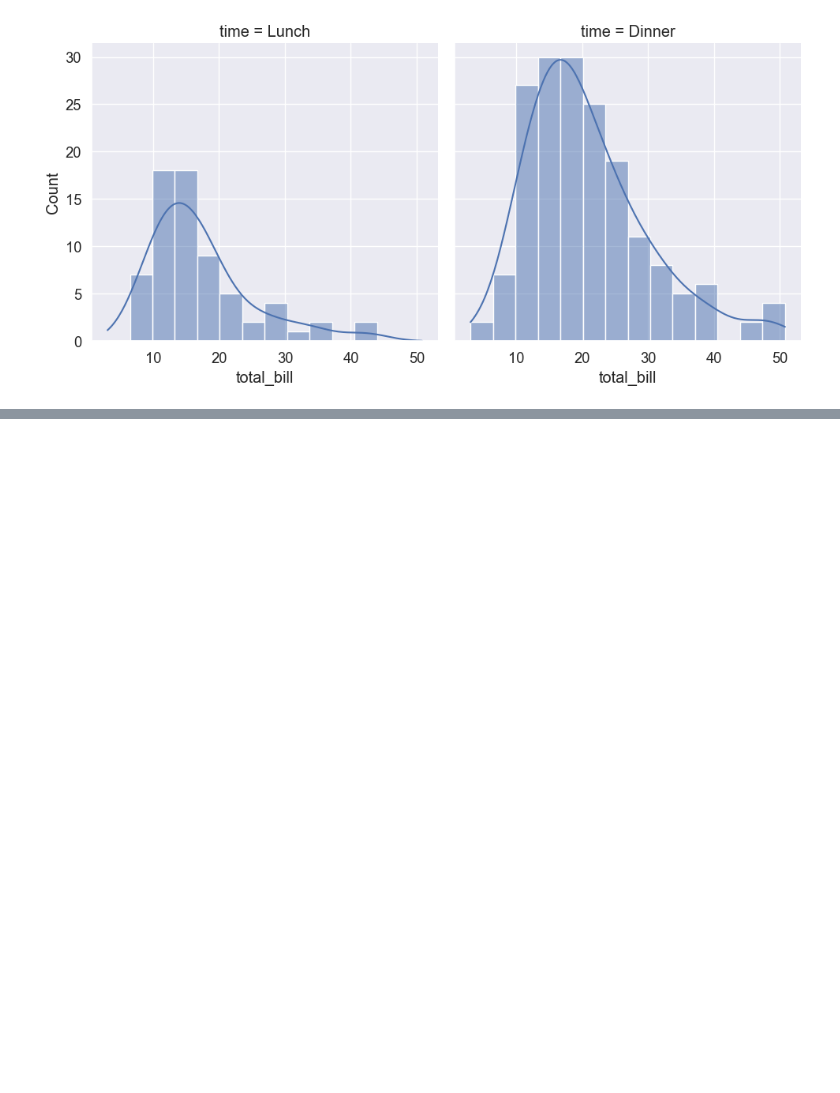
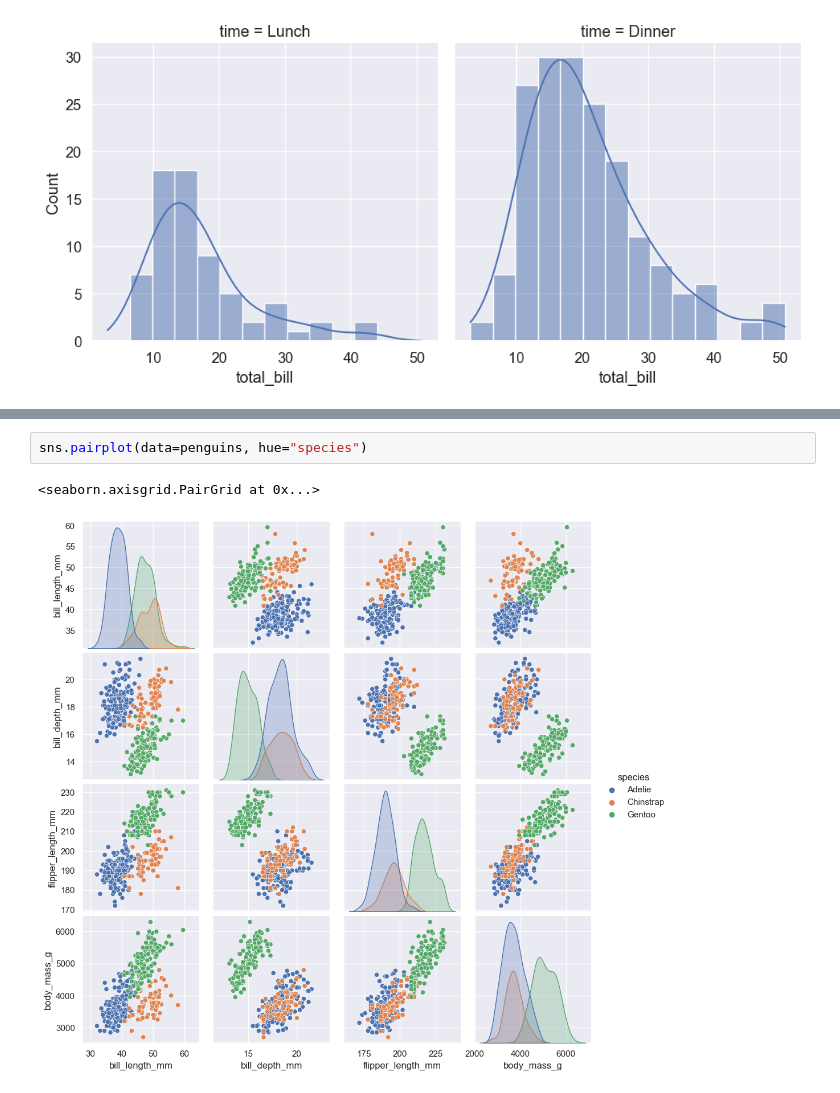
Before and after one commit to ananyacode/digipodiumdatascience, a Jupyter notebook: data analysis/hw.ipynb, the cells around one changed output, grey strips where cells are left out. Saved outputs shown, nothing was run; the diff lists cells and outputs as text; blank space fills up the shorter version.

```diff
--- a/data analysis/hw.ipynb
+++ b/data analysis/hw.ipynb
@@ -498,0 +527,5 @@ sns.displot(data=tips, x="total_bill", col="time",kde=True)
+# %%
+sns.pairplot(data=penguins, hue="species")
+# %% [output]
+<seaborn.axisgrid.PairGrid at 0x...>
+[figure, added]
```
Also changed, not shown: parts of 7 cells of this notebook, 3 other files.
